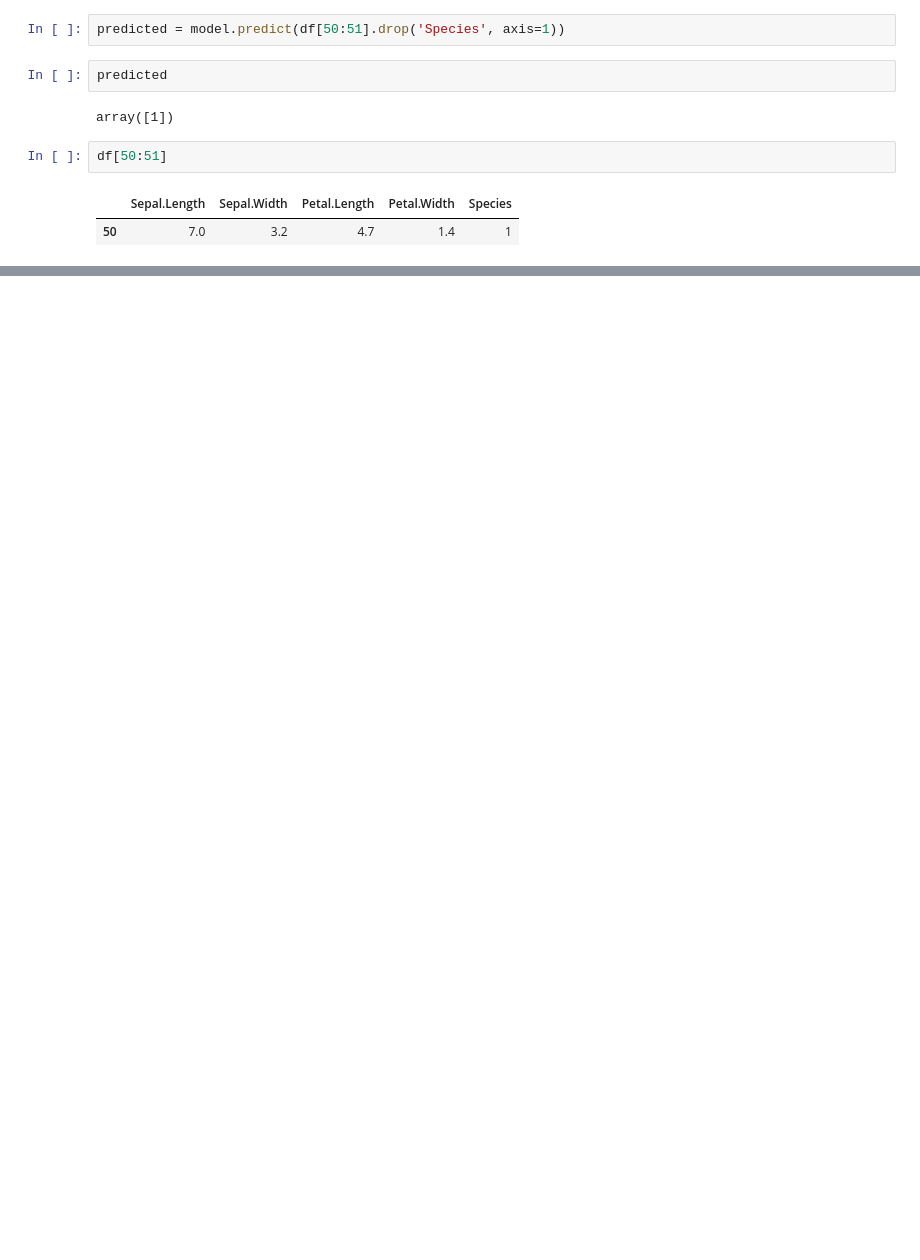
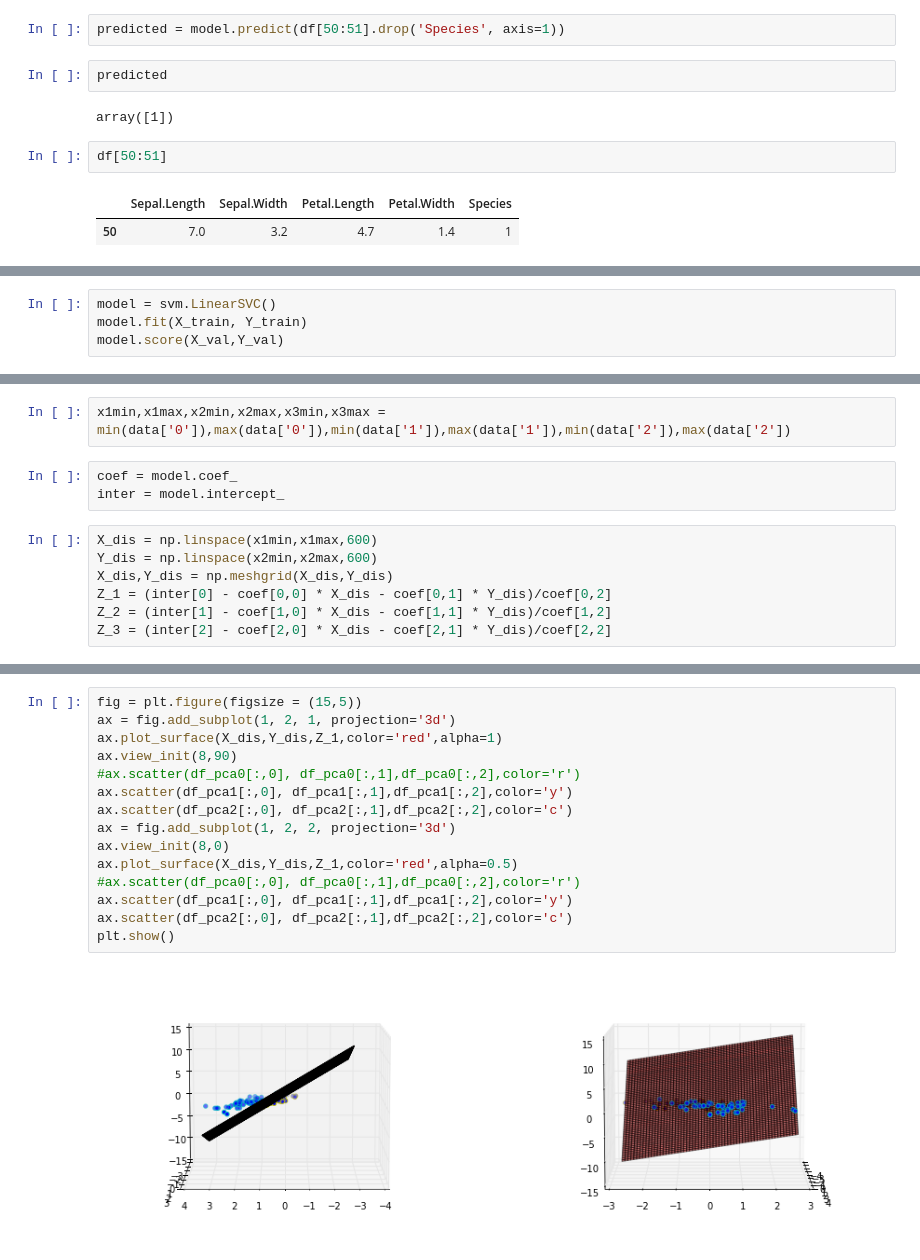
Before and after one commit to barnrang/biostat2017, a Jupyter notebook: rakugaki/ayame.ipynb, the cells around one changed output, grey strips where cells are left out. Saved outputs shown, nothing was run; the diff lists cells and outputs as text; blank space fills up the shorter version.

```diff
--- a/rakugaki/ayame.ipynb
+++ b/rakugaki/ayame.ipynb
@@ -234,0 +297,4 @@ df[50:51]
+# %%
+model = svm.LinearSVC()
+model.fit(X_train, Y_train)
+model.score(X_val,Y_val)
@@ -234,0 +312,12 @@ df[50:51]
+# %%
+x1min,x1max,x2min,x2max,x3min,x3max = min(data['0']),max(data['0']),min(data['1']),max(data['1']),min(data['2']),max(data['2'])
+# %%
+coef = model.coef_
+inter = model.intercept_
+# %%
+X_dis = np.linspace(x1min,x1max,600)
+Y_dis = np.linspace(x2min,x2max,600)
+X_dis,Y_dis = np.meshgrid(X_dis,Y_dis)
+Z_1 = (inter[0] - coef[0,0] * X_dis - coef[0,1] * Y_dis)/coef[0,2]
+Z_2 = (inter[1] - coef[1,0] * X_dis - coef[1,1] * Y_dis)/coef[1,2]
+Z_3 = (inter[2] - coef[2,0] * X_dis - coef[2,1] * Y_dis)/coef[2,2]
@@ -234,0 +340,17 @@ df[50:51]
+# %%
+fig = plt.figure(figsize = (15,5))
+ax = fig.add_subplot(1, 2, 1, projection='3d')
+ax.plot_surface(X_dis,Y_dis,Z_1,color='red',alpha=1)
+ax.view_init(8,90)
+#ax.scatter(df_pca0[:,0], df_pca0[:,1],df_pca0[:,2],color='r')
+ax.scatter(df_pca1[:,0], df_pca1[:,1],df_pca1[:,2],color='y')
+ax.scatter(df_pca2[:,0], df_pca2[:,1],df_pca2[:,2],color='c')
+ax = fig.add_subplot(1, 2, 2, projection='3d')
+ax.view_init(8,0)
+ax.plot_surface(X_dis,Y_dis,Z_1,color='red',alpha=0.5)
+#ax.scatter(df_pca0[:,0], df_pca0[:,1],df_pca0[:,2],color='r')
+ax.scatter(df_pca1[:,0], df_pca1[:,1],df_pca1[:,2],color='y')
+ax.scatter(df_pca2[:,0], df_pca2[:,1],df_pca2[:,2],color='c')
+plt.show()
+# %% [output]
+[figure, added]
```
Also changed, not shown: parts of 16 cells of this notebook, 6 other files.
